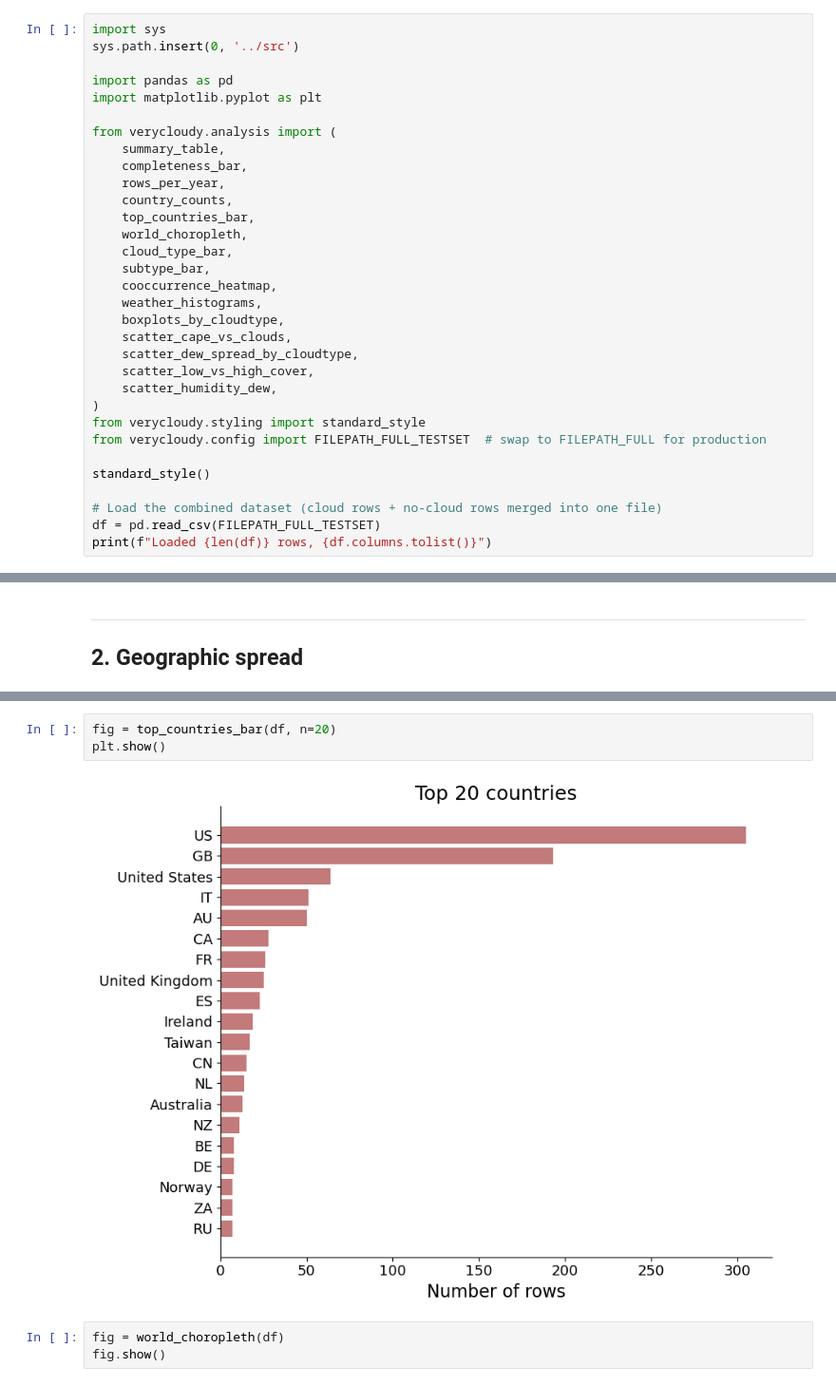
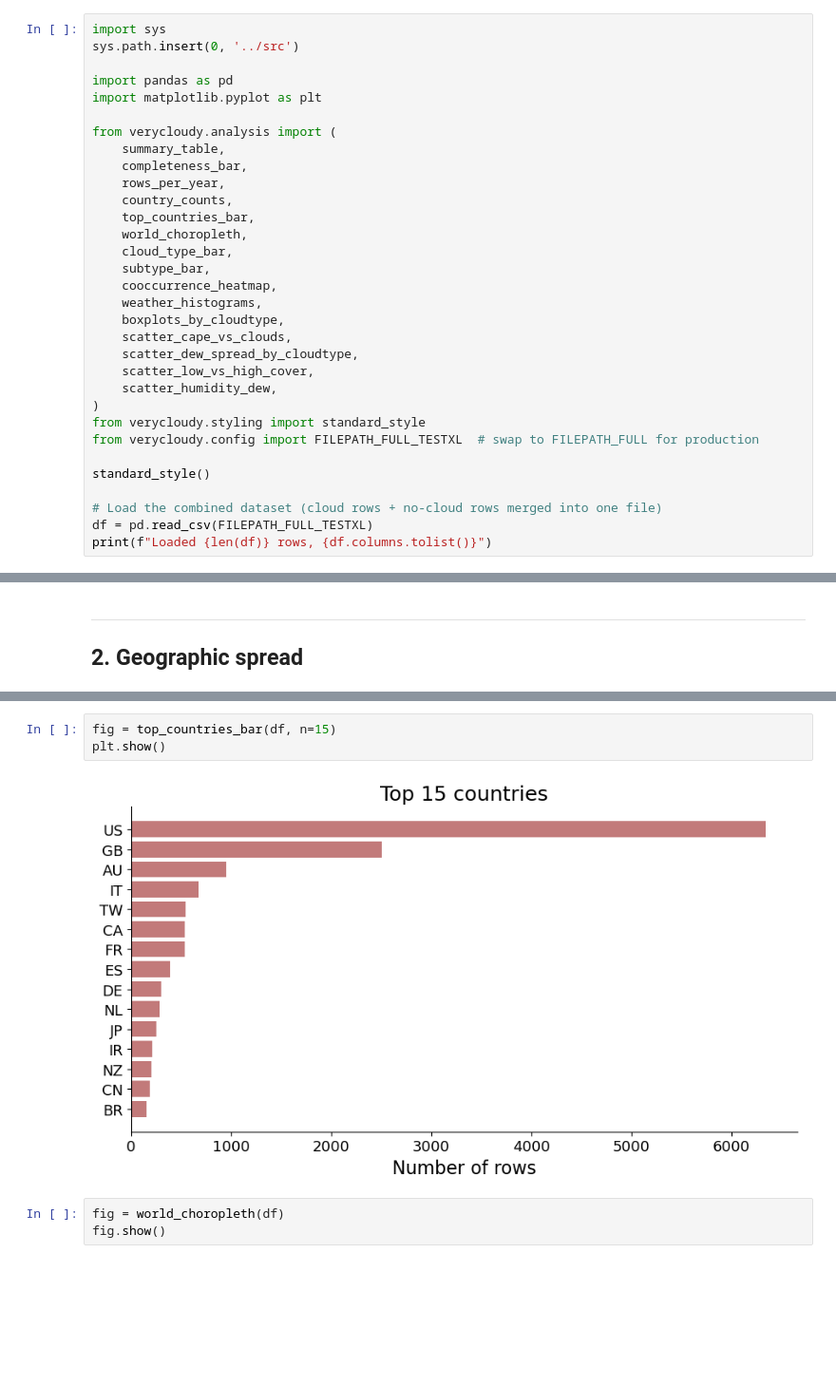
Before and after one commit to karenlauwers/VeryCloudy, a Jupyter notebook: notebooks/analysis.ipynb, the cells around one changed output, grey strips where cells are left out. Shown at 95% size. Saved outputs shown, nothing was run; the diff lists cells and outputs as text; blank space fills up the shorter version.

```diff
--- a/notebooks/analysis.ipynb
+++ b/notebooks/analysis.ipynb
@@ -34,11 +34,11 @@ from verycloudy.analysis import (
     scatter_humidity_dew,
 )
 from verycloudy.styling import standard_style
-from verycloudy.config import FILEPATH_FULL_TESTSET  # swap to FILEPATH_FULL for production
+from verycloudy.config import FILEPATH_FULL_TESTXL  # swap to FILEPATH_FULL for production
 
 standard_style()
 
 # Load the combined dataset (cloud rows + no-cloud rows merged into one file)
-df = pd.read_csv(FILEPATH_FULL_TESTSET)
+df = pd.read_csv(FILEPATH_FULL_TESTXL)
 print(f"Loaded {len(df)} rows, {df.columns.tolist()}")
 # %% [output]
@@ -98,8 +142,8 @@ display(country_counts(df).head(20).rename('count').to_frame())
 # %%
-fig = top_countries_bar(df, n=20)
+fig = top_countries_bar(df, n=15)
 plt.show()
 # %% [output]
-[figure, old version]
+[figure, new version]
 # %%
 fig = world_choropleth(df)
 fig.show()
```
Also changed, not shown: parts of 19 cells of this notebook, 1 other file.
